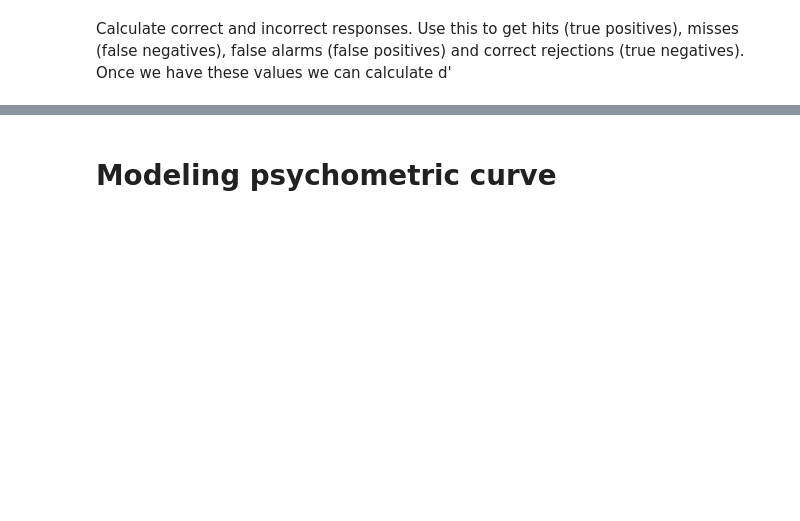
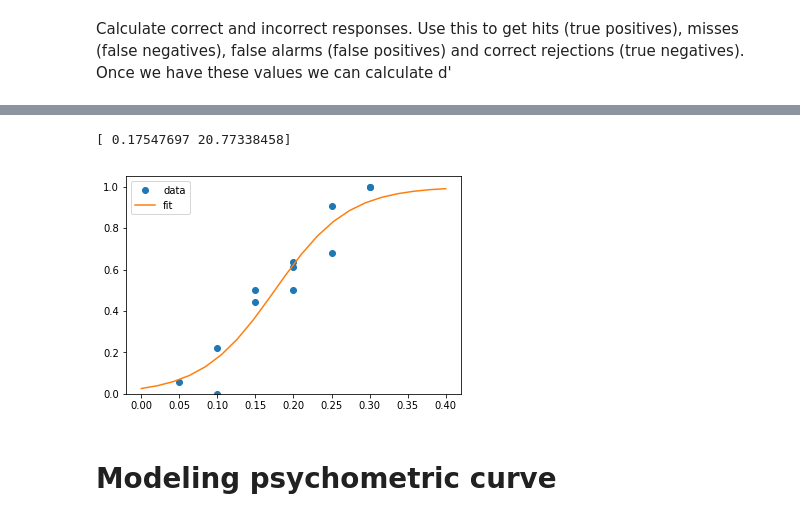
Before and after one commit to sumiyaabdi/PRF_Experiment_Checkers, a Jupyter notebook: Experiment/analysis/analysis.ipynb, the cells around one changed output, grey strips where cells are left out. Saved outputs shown, nothing was run; the diff lists cells and outputs as text; code cells hidden in the pictures; blank space fills up the shorter version.

Commit message:
fix sigmoid fitting in analysis

```diff
--- a/Experiment/analysis/analysis.ipynb
+++ b/Experiment/analysis/analysis.ipynb
@@ -47,3 +49,8 @@ psyc
+# %%
+largex, largey = (np.array([i[0] for i in large_cor]),
+                  np.array([i[1] for i in large_cor]))
+smallx,smally = (np.array([i[0] for i in small_cor]),
+                np.array([i[1] for i in small_cor]))
 # %%
 fig, ((ax1,ax2),(ax3,ax4)) = plt.subplots(2, 2, figsize=(12,8))
 
@@ -68,3 +75,25 @@ ax4.scatter([i[0] for i in small_cor], [i[1] for i in small_cor], color='orange'
+# %%
+def sigmoid(x, x0, k):
+     y = 1 / (1 + np.exp(-k*(x-x0)))
+     return y
+
+xdata = abs(largex-0.5)
+ydata = largey
+
+popt, pcov = curve_fit(sigmoid, xdata, ydata)
+print(popt)
+
+x = np.linspace(0, 0.4, 20)
+y = sigmoid(x, *popt)
+
+plt.plot(xdata, ydata, 'o', label='data')
+plt.plot(x,y, label='fit')
+plt.ylim(0, 1.05)
+plt.legend(loc='best')
+plt.show()
+# %% [output]
+[ 0.17547697 20.77338458]
+[figure, added]
 # %% [markdown]
 # Modeling psychometric curve
 # %%
```
Also changed, not shown: parts of 6 cells of this notebook, 1 other file.
